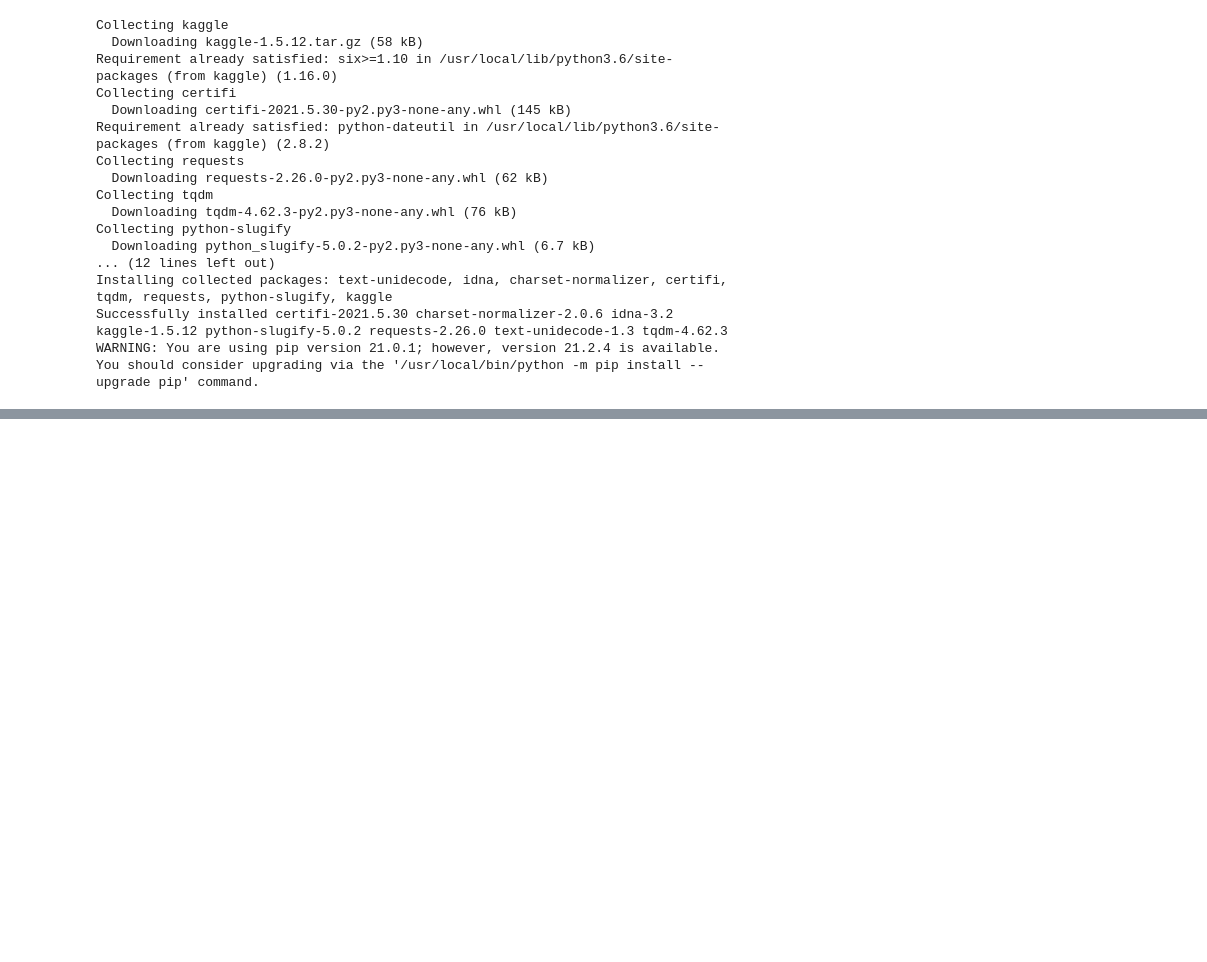
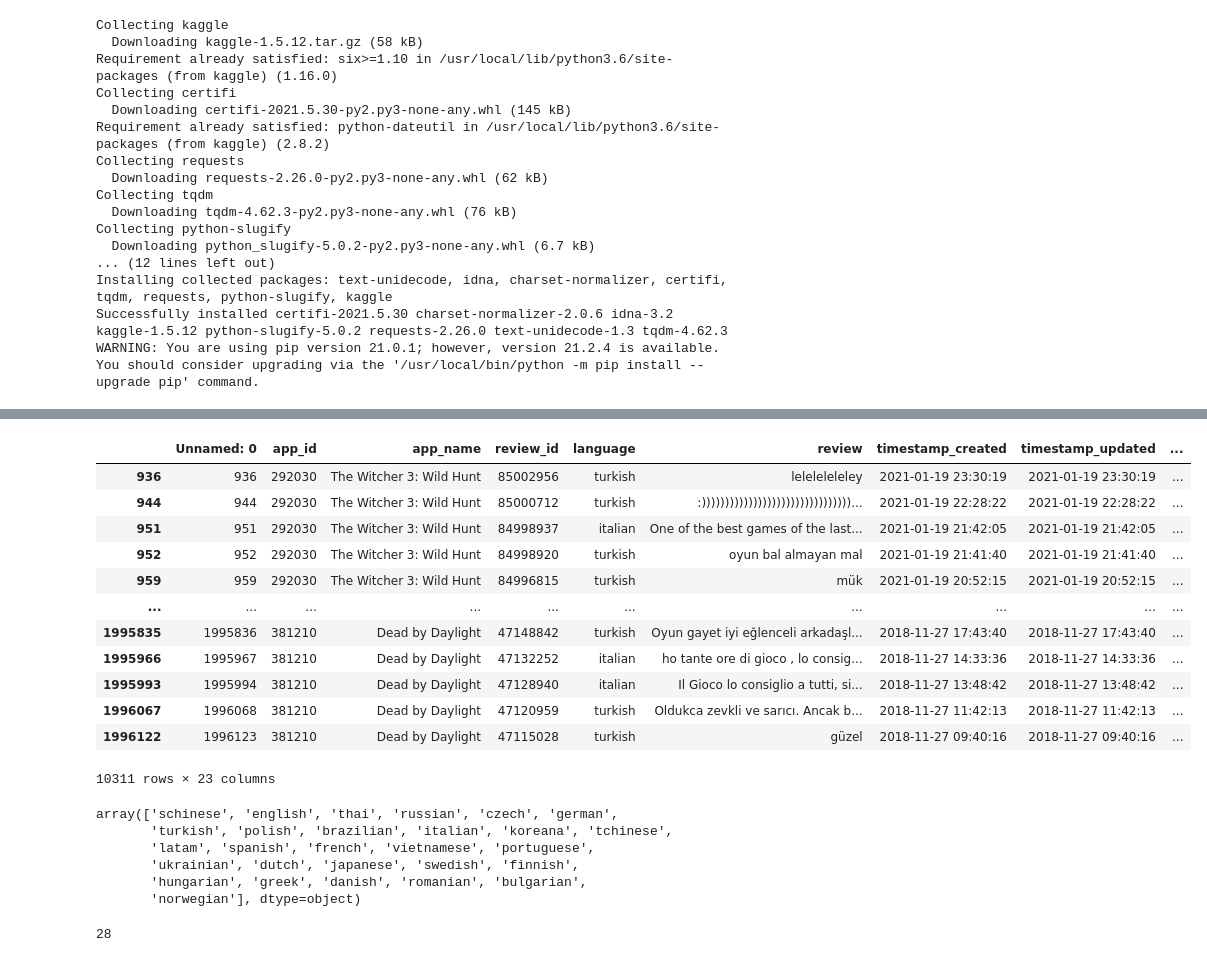
Before and after one commit to Parsa33033/ADM-LAB, a Jupyter notebook: lab3/ADM Lab 3 - Visualization.ipynb, the cells around one changed output, grey strips where cells are left out. Saved outputs shown, nothing was run; the diff lists cells and outputs as text; code cells hidden in the pictures; blank space fills up the shorter version.

```diff
--- a/lab3/ADM Lab 3 - Visualization.ipynb
+++ b/lab3/ADM Lab 3 - Visualization.ipynb
@@ -20,0 +32,2 @@ You should consider upgrading via the '/usr/local/bin/python -m pip install --up
+# %%
+dataset = pd.read_csv?
@@ -20,0 +125,29 @@ You should consider upgrading via the '/usr/local/bin/python -m pip install --up
+# %%
+dataset[((dataset.language == 'turkish') | (dataset.language == 'italian')) & (dataset.timestamp_created.dt.dayofweek == 1)]
+# %% [output]
+|  | Unnamed: 0 | app_id | app_name | review_id | language | review | timestamp_created | timestamp_updated | ... |
+| 936 | 936 | 292030 | The Witcher 3: Wild Hunt | 85002956 | turkish | leleleleleley | 2021-01-19 23:30:19 | 2021-01-19 23:30:19 | ... |
+| 944 | 944 | 292030 | The Witcher 3: Wild Hunt | 85000712 | turkish | :))))))))))))))))))))))))))))))))... | 2021-01-19 22:28:22 | 2021-01-19 22:28:22 | ... |
+| 951 | 951 | 292030 | The Witcher 3: Wild Hunt | 84998937 | italian | One of the best games of the last... | 2021-01-19 21:42:05 | 2021-01-19 21:42:05 | ... |
+| 952 | 952 | 292030 | The Witcher 3: Wild Hunt | 84998920 | turkish | oyun bal almayan mal | 2021-01-19 21:41:40 | 2021-01-19 21:41:40 | ... |
+| 959 | 959 | 292030 | The Witcher 3: Wild Hunt | 84996815 | turkish | mük | 2021-01-19 20:52:15 | 2021-01-19 20:52:15 | ... |
+| ... | ... | ... | ... | ... | ... | ... | ... | ... | ... |
+| 1995835 | 1995836 | 381210 | Dead by Daylight | 47148842 | turkish | Oyun gayet iyi eğlenceli arkadaşl... | 2018-11-27 17:43:40 | 2018-11-27 17:43:40 | ... |
+| 1995966 | 1995967 | 381210 | Dead by Daylight | 47132252 | italian | ho tante ore di gioco , lo consig... | 2018-11-27 14:33:36 | 2018-11-27 14:33:36 | ... |
+| 1995993 | 1995994 | 381210 | Dead by Daylight | 47128940 | italian | Il Gioco lo consiglio a tutti, si... | 2018-11-27 13:48:42 | 2018-11-27 13:48:42 | ... |
+| 1996067 | 1996068 | 381210 | Dead by Daylight | 47120959 | turkish | Oldukca zevkli ve sarıcı. Ancak b... | 2018-11-27 11:42:13 | 2018-11-27 11:42:13 | ... |
+| 1996122 | 1996123 | 381210 | Dead by Daylight | 47115028 | turkish | güzel | 2018-11-27 09:40:16 | 2018-11-27 09:40:16 | ... |
+10311 rows × 23 columns
+# %%
+dataset[dataset.timestamp_created.dt.dayofweek == 1].language.unique()
+# %% [output]
+array(['schinese', 'english', 'thai', 'russian', 'czech', 'german',
+       'turkish', 'polish', 'brazilian', 'italian', 'koreana', 'tchinese',
+       'latam', 'spanish', 'french', 'vietnamese', 'portuguese',
+       'ukrainian', 'dutch', 'japanese', 'swedish', 'finnish',
+       'hungarian', 'greek', 'danish', 'romanian', 'bulgarian',
+       'norwegian'], dtype=object)
+# %%
+dataset[dataset.timestamp_created.dt.dayofweek == 1].language.nunique()
+# %% [output]
+28
```
Also changed, not shown: parts of 12 cells of this notebook, 1 other file.
